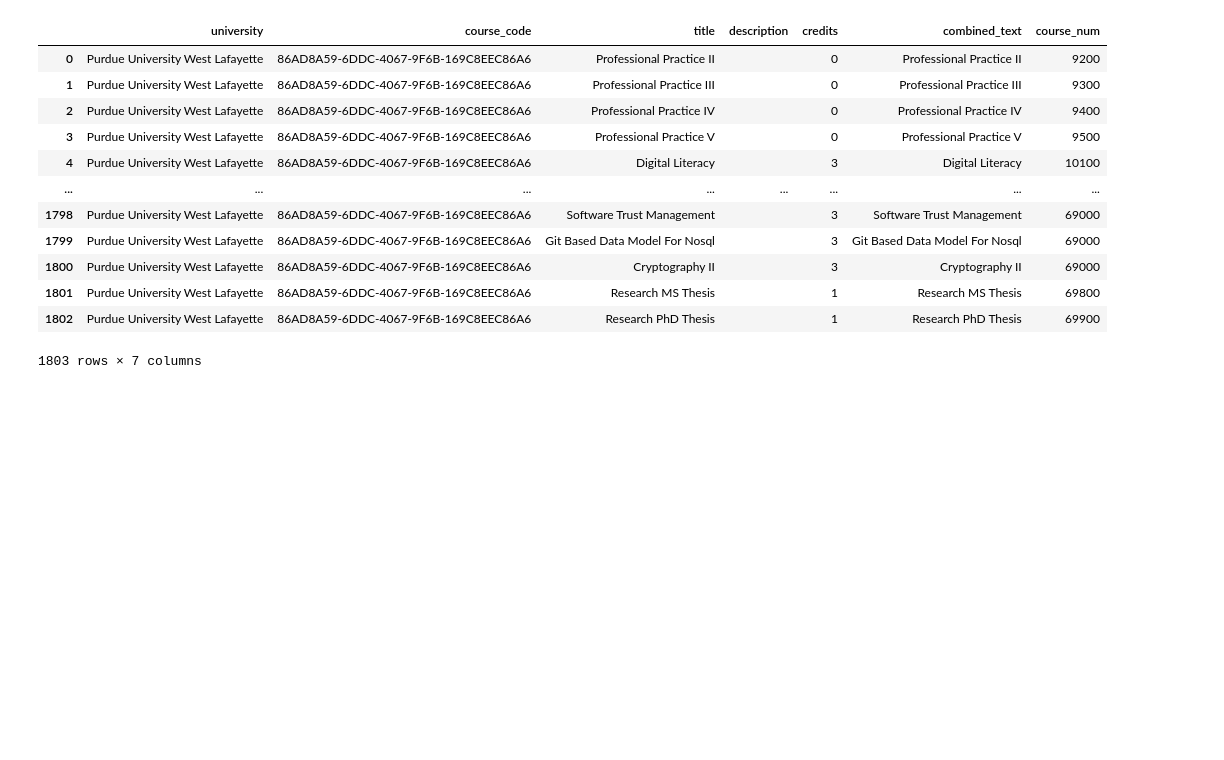
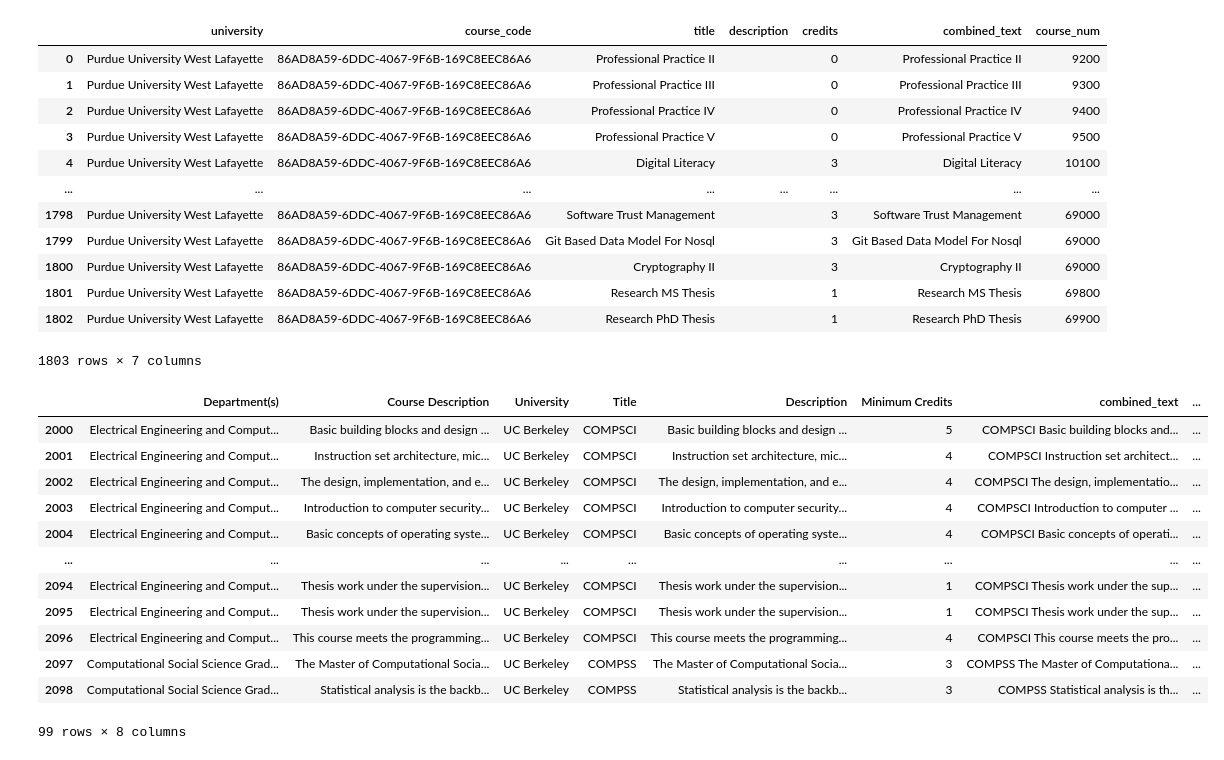
Before and after one commit to GF4987/Transfer-Credit-NLP, a Jupyter notebook: equivalency_predict.ipynb, the cells around one changed output. Drawn from its saved outputs; the diff is of its cells as text; code cells hidden in the pictures; blank space fills up the shorter version.

```diff
--- a/equivalency_predict.ipynb
+++ b/equivalency_predict.ipynb
@@ -231,0 +202,44 @@ display(purdueDfCopy)
+# %%
+'''Data Cleaning for Berkeley'''
+#Cleaning and standardizing course data for Berkeley CS Courses
+
+berkDfCopy = berkeley_df.copy()
+
+#University Identifier
+berkDfCopy['University'] = 'UC Berkeley'
+
+#Clean titles and descriptions
+berkDfCopy['Title'] = berkeley_df['Subject'].str.strip()
+berkDfCopy['Description'] = berkeley_df['Course Description'].fillna("").str.strip()
+
+#Credit standardization
+berkDfCopy['Minimum Credits'] = berkeley_df['Credits - Units - Minimum Units']
+
+#Combined Text for NLP
+berkDfCopy['combined_text'] = berkDfCopy['Title'] + ' ' + berkDfCopy['Description']
+
+#Course Level/Num
+berkDfCopy['Course Num'] = berkeley_df['Course Number']
+
+#Drop Extra Columns
+berkDfCopy = berkDfCopy.drop(['Credits - Units - Maximum Units', 'Terms Offered', 'Cross-Listed Course(s)',
+                              'Repeat Rules', 'Repeat Rule: Special Circumstances', 'Offering Information', 'Additional Offering Information',
+                              'Subject', 'Course Number', 'Credits - Units - Minimum Units'], axis=1)
+
+berkeley_copy = berkDfCopy.to_csv('Berkeley CSV File With Required Columns', index=False)
+
+display(berkDfCopy)
+# %% [output]
+|  | Department(s) | Course Description | University | Title | Description | Minimum Credits | combined_text | ... |
+| 2000 | Electrical Engineering and Comput... | Basic building blocks and design ... | UC Berkeley | COMPSCI | Basic building blocks and design ... | 5 | COMPSCI Basic building blocks and... | ... |
+| 2001 | Electrical Engineering and Comput... | Instruction set architecture, mic... | UC Berkeley | COMPSCI | Instruction set architecture, mic... | 4 | COMPSCI Instruction set architect... | ... |
+| 2002 | Electrical Engineering and Comput... | The design, implementation, and e... | UC Berkeley | COMPSCI | The design, implementation, and e... | 4 | COMPSCI The design, implementatio... | ... |
+| 2003 | Electrical Engineering and Comput... | Introduction to computer security... | UC Berkeley | COMPSCI | Introduction to computer security... | 4 | COMPSCI Introduction to computer ... | ... |
+| 2004 | Electrical Engineering and Comput... | Basic concepts of operating syste... | UC Berkeley | COMPSCI | Basic concepts of operating syste... | 4 | COMPSCI Basic concepts of operati... | ... |
+| ... | ... | ... | ... | ... | ... | ... | ... | ... |
+| 2094 | Electrical Engineering and Comput... | Thesis work under the supervision... | UC Berkeley | COMPSCI | Thesis work under the supervision... | 1 | COMPSCI Thesis work under the sup... | ... |
+| 2095 | Electrical Engineering and Comput... | Thesis work under the supervision... | UC Berkeley | COMPSCI | Thesis work under the supervision... | 1 | COMPSCI Thesis work under the sup... | ... |
+| 2096 | Electrical Engineering and Comput... | This course meets the programming... | UC Berkeley | COMPSCI | This course meets the programming... | 4 | COMPSCI This course meets the pro... | ... |
+| 2097 | Computational Social Science Grad... | The Master of Computational Socia... | UC Berkeley | COMPSS | The Master of Computational Socia... | 3 | COMPSS The Master of Computationa... | ... |
+| 2098 | Computational Social Science Grad... | Statistical analysis is the backb... | UC Berkeley | COMPSS | Statistical analysis is the backb... | 3 | COMPSS Statistical analysis is th... | ... |
+99 rows × 8 columns
```
Also changed, not shown: parts of 3 cells of this notebook, 2 other files.
